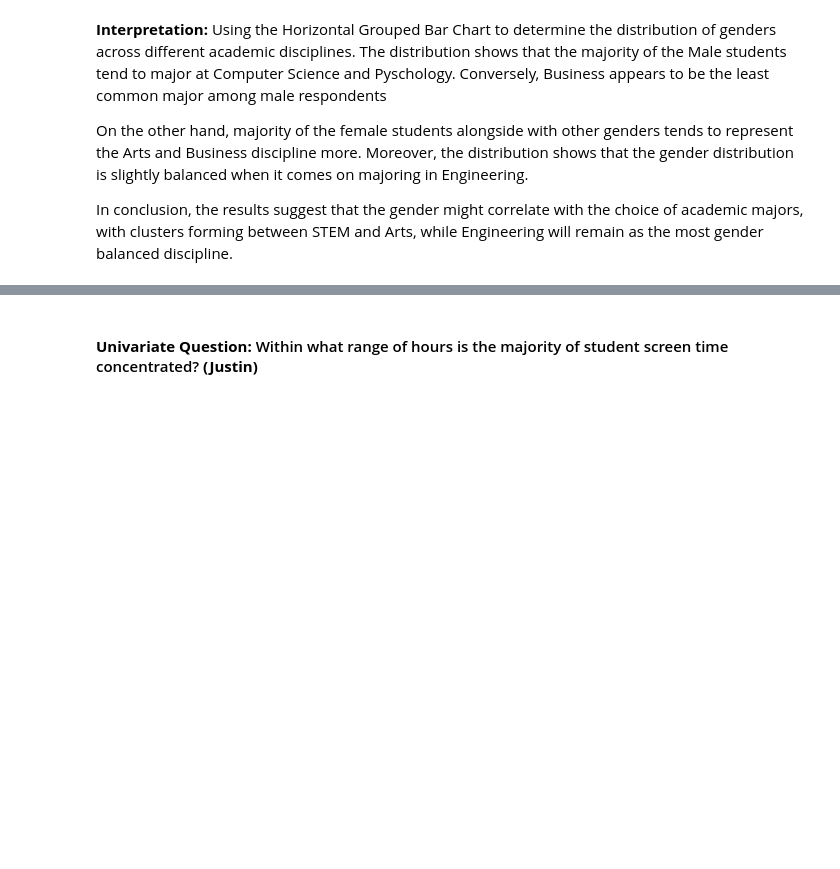
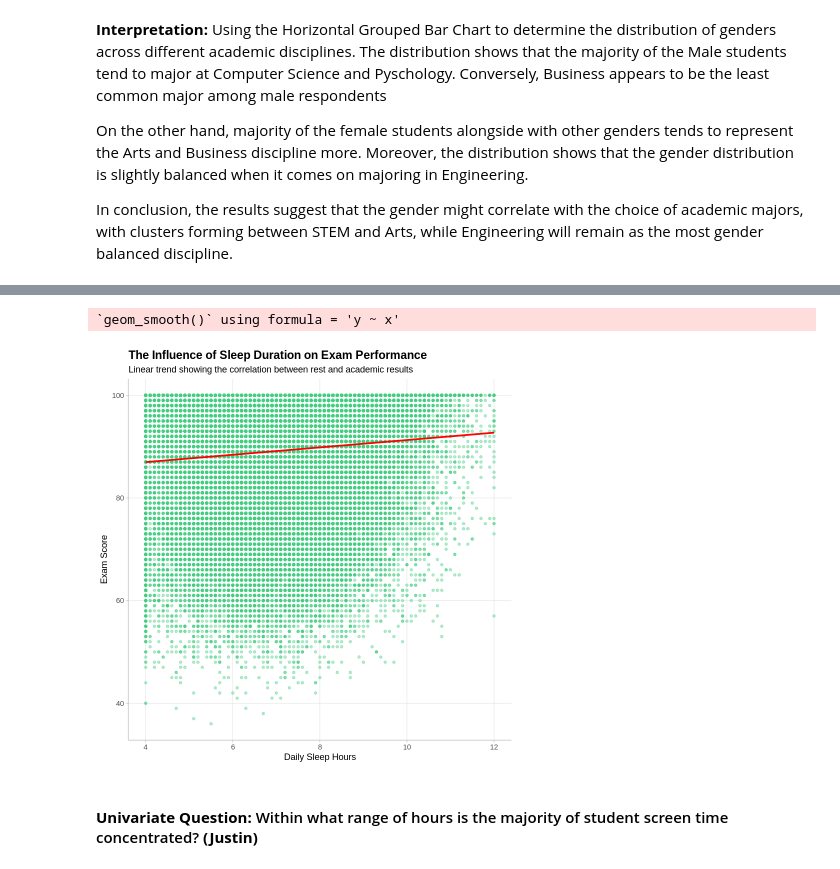
Before and after one commit to leiandrei/exploratory-data-analysis, a Jupyter notebook: notebooks/analysis.ipynb, the cells around one changed output, grey strips where cells are left out. Drawn from its saved outputs; the diff is of its cells as text; code cells hidden in the pictures; blank space fills up the shorter version.

```diff
--- a/notebooks/analysis.ipynb
+++ b/notebooks/analysis.ipynb
@@ -132,3 +145,26 @@ In conclusion, the results suggest that the gender might correlate with the choi
+# %%
+library(tidyverse)
+
+# Load the dataset (moved here to ensure it's available)
+data <- read.csv("https://raw.githubusercontent.com/leiandrei/exploratory-data-analysis/main/data/enhanced_student_habits_performance_dataset.csv")
+
+ggplot(data, aes(x = sleep_hours, y = exam_score)) +
+  geom_point(color = "seagreen3", size = 1.2, alpha = 0.4) +
+  geom_smooth(method = "lm", color = "red1", se = FALSE, linewidth = 1) +
+  labs(title = "The Influence of Sleep Duration on Exam Performance",
+       subtitle = "Linear trend showing the correlation between rest and academic results",
+       x = "Daily Sleep Hours",
+       y = "Exam Score") +
+  theme_light() +
+  theme(
+    panel.grid.minor = element_blank(),
+    panel.border = element_blank(),
+    axis.line = element_line(color = "grey80"),
+    plot.title = element_text(face = "bold", size = 14)
+  )
+# %% [output]
+`geom_smooth()` using formula = 'y ~ x'
+[figure, added]
 # %% [markdown]
 #### **Univariate Question:** Within what range of hours is the majority of student screen time concentrated? **(Justin)**
 # %%
```
Also changed, not shown: parts of 1 cell of this notebook.
